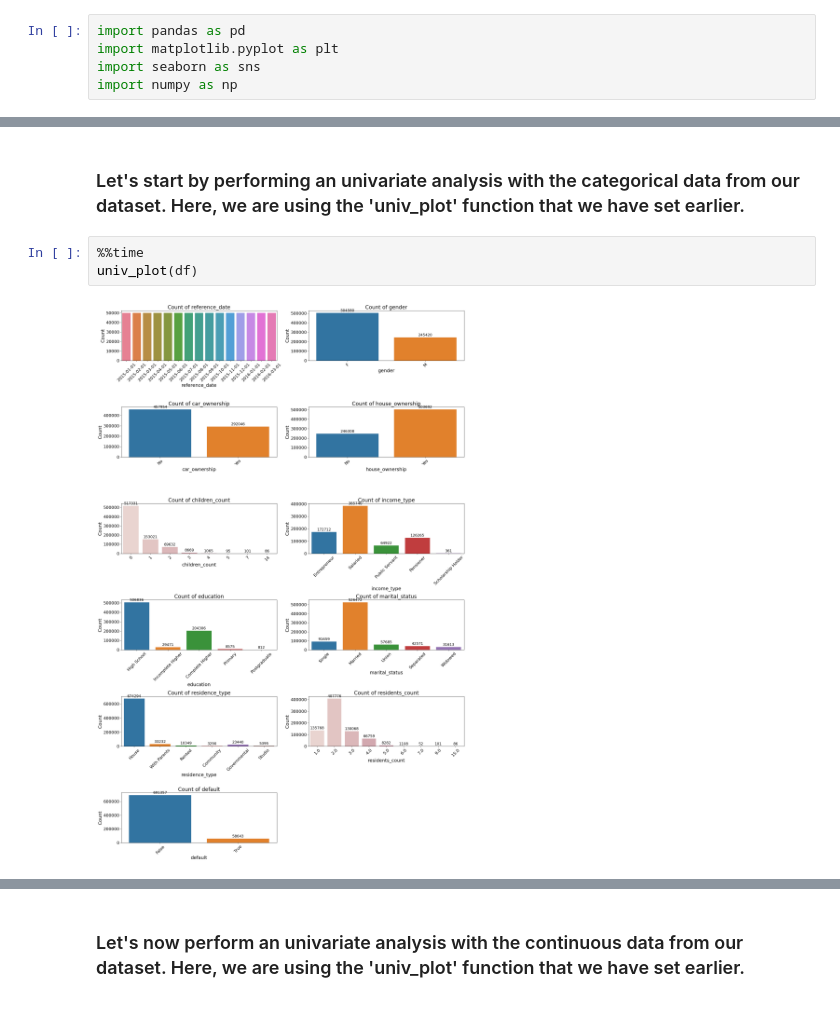
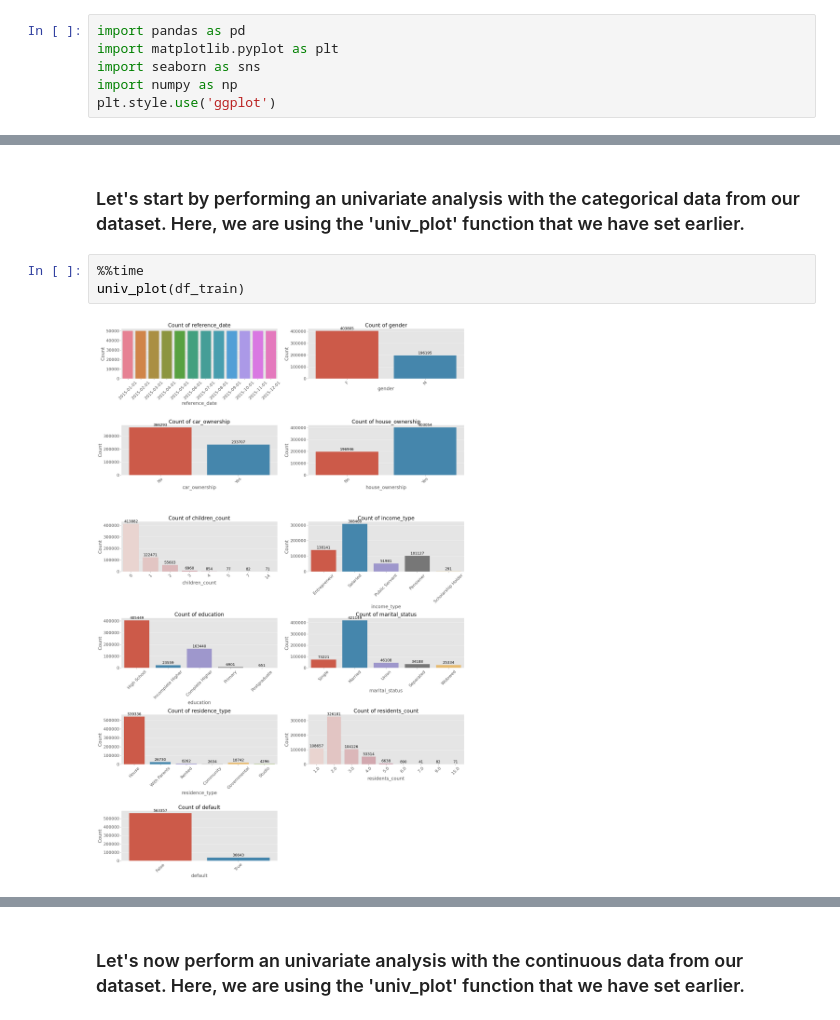
Before and after one commit to PedroHang/Credit-Scoring-Project, a Jupyter notebook: credit_scoring_original.ipynb, the cells around one changed output, grey strips where cells are left out. Drawn from its saved outputs; the diff is of its cells as text.

```diff
--- a/credit_scoring_original.ipynb
+++ b/credit_scoring_original.ipynb
@@ -5,6 +5,7 @@ import pandas as pd
 import matplotlib.pyplot as plt
 import seaborn as sns
 import numpy as np
+plt.style.use('ggplot')
 # %% [markdown]
 <style>
   table {
@@ -423,6 +428,6 @@ print(df_oot.shape)
 ### Let's start by performing an univariate analysis with the categorical data from our dataset. Here, we are using the 'univ_plot' function that we have set earlier.
 # %%
 %%time
-univ_plot(df)
+univ_plot(df_train)
 # %% [output]
-[figure, old version]
+[figure, new version]
```
Also changed, not shown: parts of 34 cells of this notebook.
